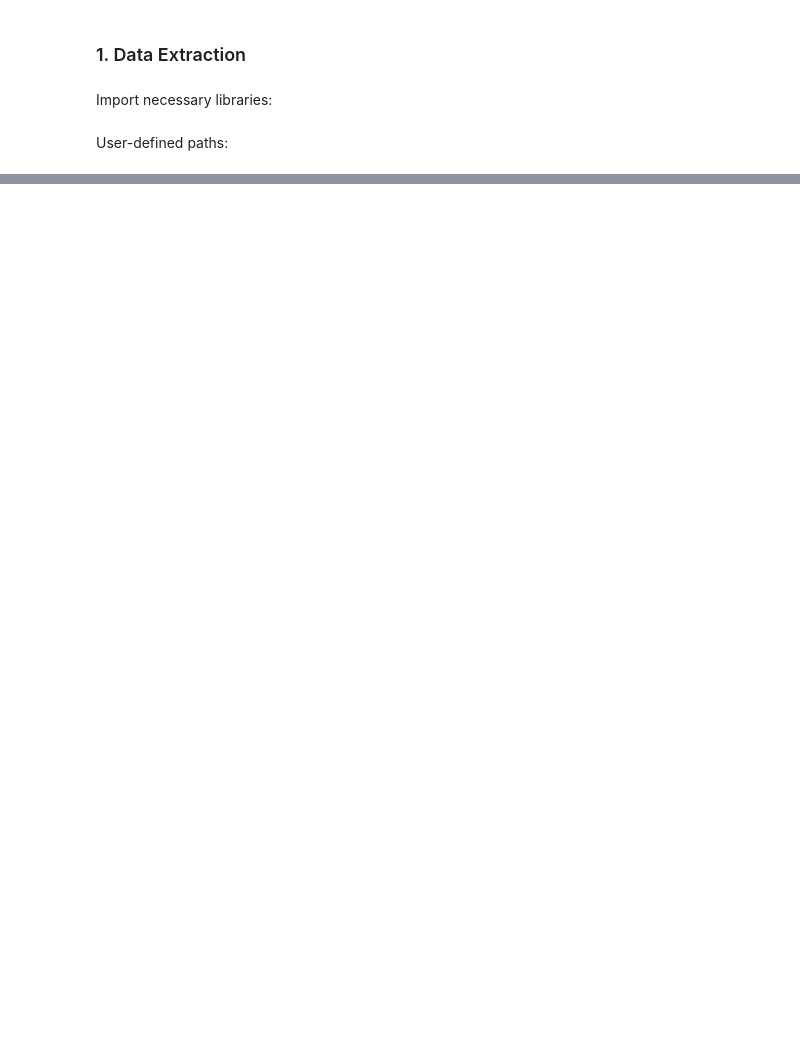
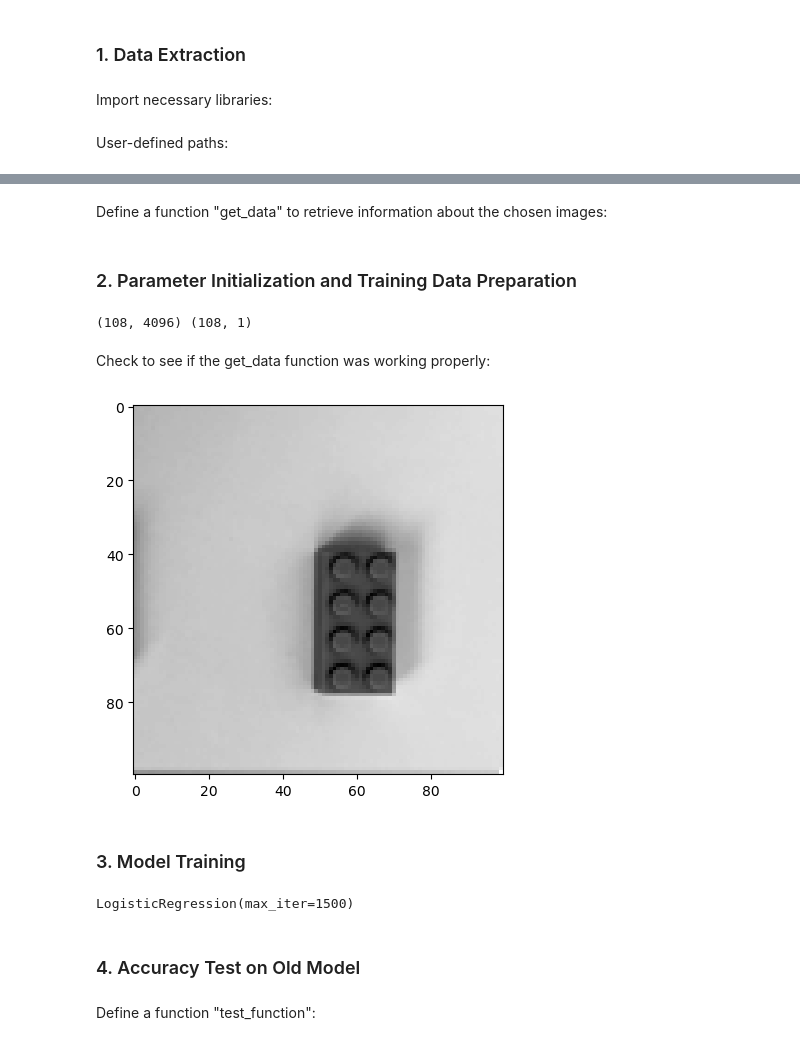
Before and after one commit to lemslemslems/engr418_project_stage2, a Jupyter notebook: Group_7_stage_2_code.ipynb, the cells around one changed output, grey strips where cells are left out. Saved outputs shown, nothing was run; the diff lists cells and outputs as text; code cells hidden in the pictures; blank space fills up the shorter version.

```diff
--- a/Group_7_stage_2_code.ipynb
+++ b/Group_7_stage_2_code.ipynb
@@ -37,0 +76,62 @@ testing_path = "F:\\EDU UBC\\Assignments\\ENGR 418 (MCHL)\\Data\\Lego_dataset_2\
+# %% [markdown]
+Define a function "get_data" to retrieve information about the chosen images:
+# %%
+def get_data(folder, im_width, label, n_samples):
+
+    # x,y coordinates for storing the image pixels
+    x = np.empty((n_samples, im_width**2))
+    y = np.empty((n_samples, 1))
+
+    # extract image information into x,y
+    for i in range(n_samples):
+        path = folder[i]
+        im = Image.open(path).convert('L')  # open image and convert to grayscale
+        im = im.resize((im_width,im_width)) # resize to pixel size desired
+        im_array = asarray(im)
+        x[i,:] = im_array.reshape(1,-1)
+        y[i,0] = classes[label]
+
+    return x,y
+# %% [markdown]
+### 2. Parameter Initialization and Training Data Preparation
+# %%
+im_width = 64   # pixel size to be considered
+P_per_class = [len(folder_training[i]) for i in range(n_classes)]
+x_train = np.empty((sum(P_per_class), im_width**2))
+y_train = np.empty((sum(P_per_class), 1))
+
+for i in range(n_classes):
+    x_i, y_i = get_data(folder_training[i], im_width, i, P_per_class[i])
+    x_train[i*P_per_class[i] : (i+1)*P_per_class[i],:] = x_i
+    y_train[i*P_per_class[i] : (i+1)*P_per_class[i],:] = y_i
+
+print(x_train.shape, y_train.shape)
+# %% [output]
+(108, 4096) (108, 1)
+# %% [markdown]
+Check to see if the get_data function was working properly:
+# %%
+i_check = random.randrange(n_classes)
+j_check = random.randrange(P_per_class[i_check])
+res_check = 100
+
+x_check, y_check = get_data(folder_training[i_check], res_check, i_check, P_per_class[i_check])
+plt.imshow(x_check[j_check,:].reshape(res_check,res_check), cmap = 'gray')
+plt.show()
+# %% [output]
+[figure, added]
+# %% [markdown]
+### 3. Model Training
+# %%
+# Logistic Regression Modelling
+# we limit the iteration number to 1500 to avoid the system raise warnings in the output
+# y_train has an added parameter (i.e. .ravel()) to also avoid the same thing above
+
+model = LogisticRegression(max_iter = 1500)
+model.fit(x_train,y_train.ravel())
+# %% [output]
+LogisticRegression(max_iter=1500)
+# %% [markdown]
+### 4. Accuracy Test on Old Model
+# %% [markdown]
+Define a function "test_function":
```
Also changed, not shown: parts of 6 cells of this notebook.
